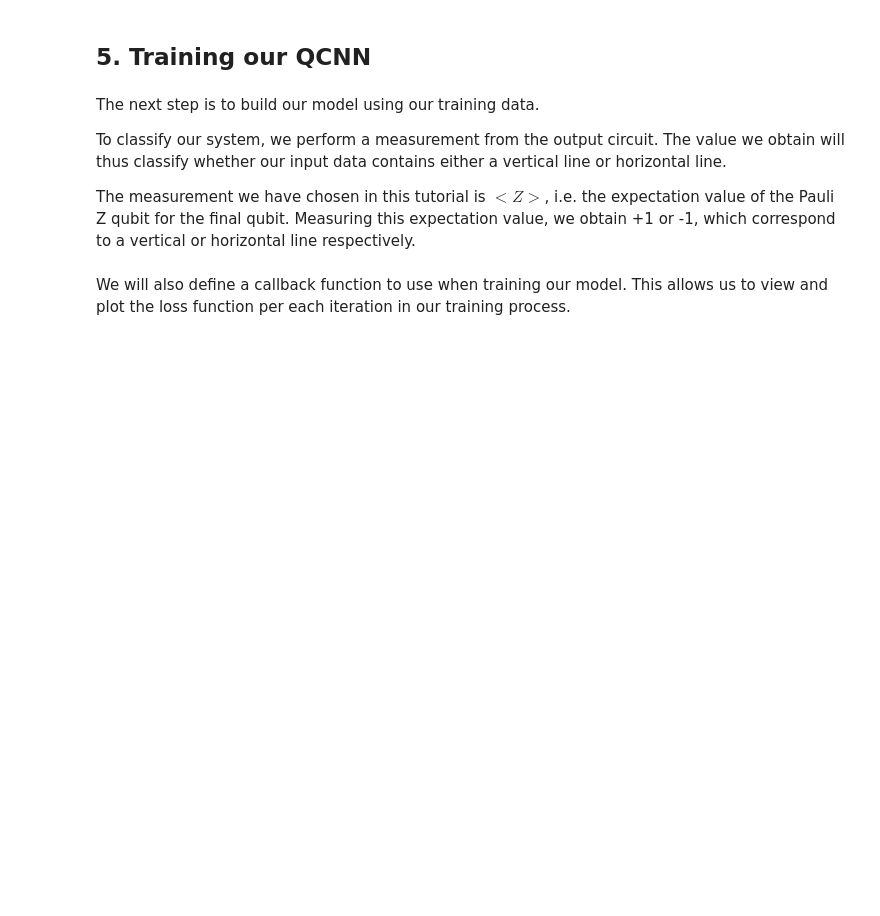
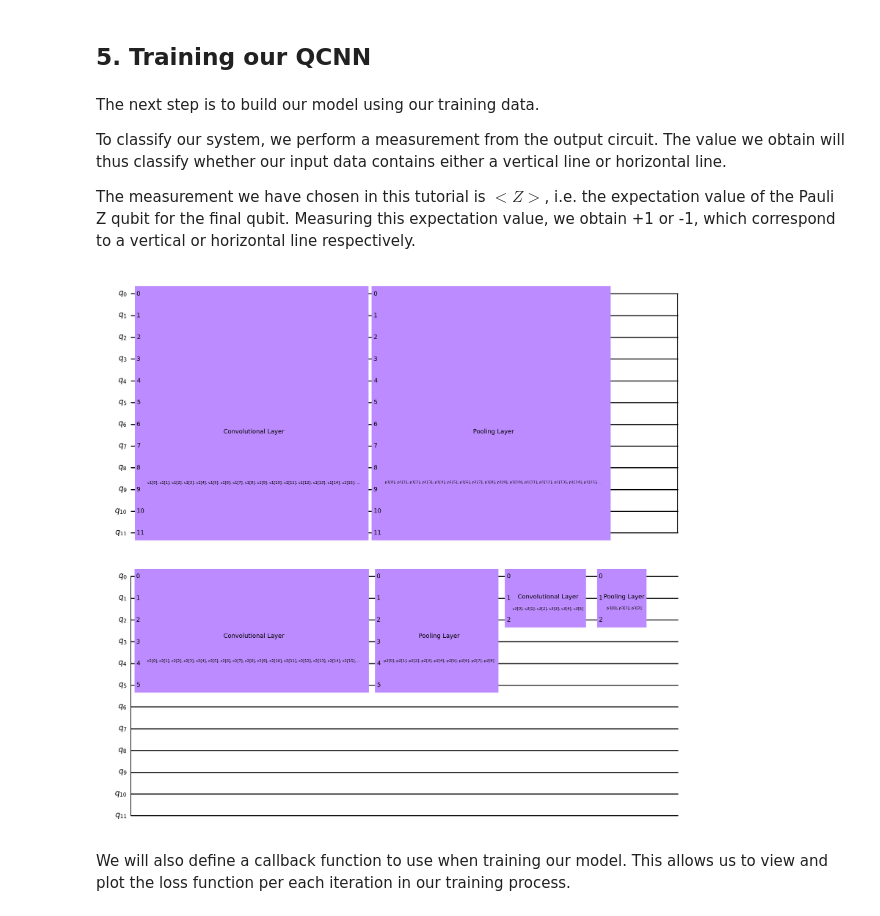
Before and after one commit to anttpg/LHC-QCNN, a Jupyter notebook: QCNN Classifier.ipynb, the cells around one changed output. Drawn from its saved outputs; the diff is of its cells as text; code cells hidden in the pictures; blank space fills up the shorter version.

```diff
--- a/QCNN Classifier.ipynb
+++ b/QCNN Classifier.ipynb
@@ -479,34 +430,36 @@ def create_ansatz(N):
         layer += 1  # Move to the next layer
 
 
-    #display(ansatz.draw("mpl"))
+    display(ansatz.draw("mpl"))
     return ansatz
 
 
 
 
 def create_qnn(N):
     feature_map = ZFeatureMap(N)
     ansatz = create_ansatz(N)
 
     # Combining the feature map and ansatz
     circuit = QuantumCircuit(N)
     circuit.compose(feature_map, range(N), inplace=True)
     circuit.compose(ansatz, range(N), inplace=True)
 
     observable = SparsePauliOp.from_list([("Z" + "I" * (N - 1), 1)])
 
     qnn = EstimatorQNN(
         circuit=circuit.decompose(),
         observables=observable,
         input_params=feature_map.parameters,
         weight_params=ansatz.parameters,
     )
 
     return qnn
 
 # Usage
 qnn = create_qnn(NUM_QUBITS)
+# %% [output]
+[figure, added]
 # %% [markdown]
 We will also define a callback function to use when training our model. This allows us to view and plot the loss function per each iteration in our training process.
 # %%
```
Also changed, not shown: parts of 5 cells of this notebook, 3 other files.
